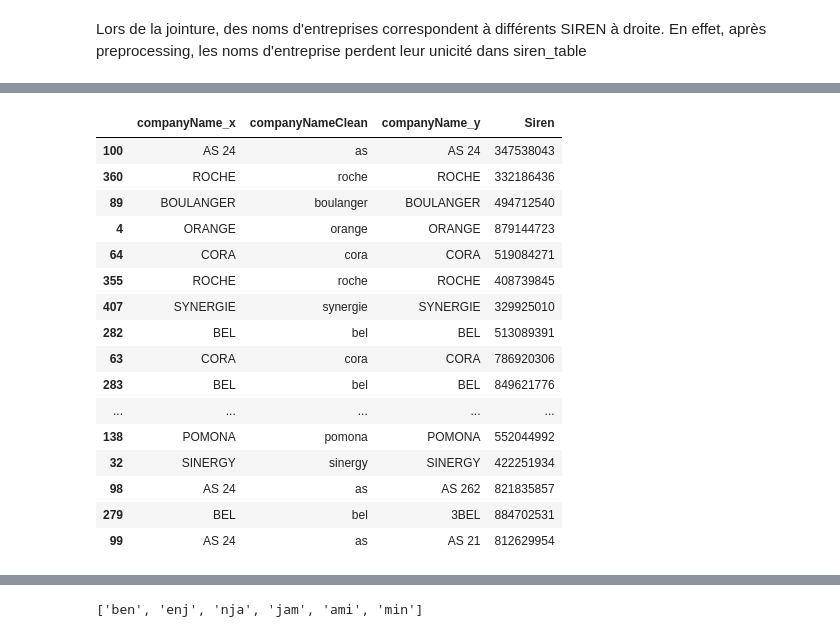
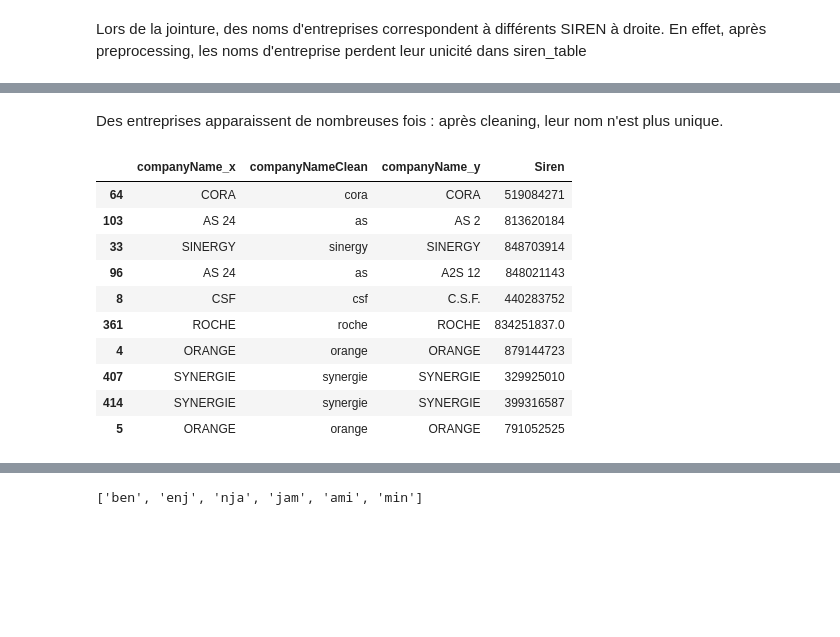
Before and after one commit to benjamrio/company-names-matching, a Jupyter notebook: notebooks/predict.ipynb, the cells around one changed output, grey strips where cells are left out. Cells and saved outputs as stored; diff of their text form; code cells hidden in the pictures; blank space fills up the shorter version.

Commit message:
Released name matching prediction v1

```diff
--- a/notebooks/predict.ipynb
+++ b/notebooks/predict.ipynb
@@ -19,6 +53,8 @@ test_inputs.head()
 | 4 | ORANGE |
 # %%
 siren_table_path = "../data/siren_table.csv"
-siren_df = pd.read_csv(siren_table_path)
+siren_df = pd.read_csv(siren_table_path, dtype={"Siren": "object"})
+
+print(f"Taille de la base de données de référence : {len(siren_df)}")
 siren_df.head()
 # %% [output]
@@ -53,0 +71,27 @@ def preprocess(companies):
+# %%
+def clean_spaces(text):
+    text=text.replace('  ', ' ')
+    text=text.strip()
+    if len(text) < 1:
+        return "unmeaningfulofatext"
+    return text
+
+def prep(company):
+    """
+    Clean un nom d'entreprise saisie par un utilisateur
+
+    Arguments:
+        company {string} -- nom de l'entreprise, correspond au champ companyName de la table Lead
+
+    Returns:
+        string -- le nom de l'entreprise, avec des caractères polluants en moins.
+    """
+    company = company.encode("ascii", errors="ignore").decode()
+    company = clean_spaces(company)
+    company = company.lower()
+    chars_to_remove = [")", "(", ".", "|", "[", "]", "{", "}", "'", ",", ";"]
+    rx = '[' + re.escape(''.join(chars_to_remove)) + ']'
+    company = re.sub(rx, '', company)
+    company = re.sub(r'[0-9]+', '', company)
+    return company
+prep("BNP  PPAri,bas")
@@ -54,12 +100,12 @@ def preprocess(companies):
 # %% [markdown]
 Application du preprocessing aux colonnes des deux tables et matching "un à un", parfait
 # %%
-siren_df["companyNameClean"] = preprocess(siren_df["companyName"])
-test_inputs["companyNameClean"] = preprocess(test_inputs["companyName"])
+siren_df["companyNameClean"] = siren_df["companyName"].map(prep)
+test_inputs["companyNameClean"] = test_inputs["companyName"].map(prep)
 
-result_df = test_inputs.merge(siren_df, on="companyNameClean", how="left")
+naif_result = test_inputs.merge(siren_df, on="companyNameClean", how="left")
+missing_joins = naif_result["Siren"].isnull().sum()/len(test_inputs)*100
+#un nom d'entreprise n'ayant pas de numéro siren dans la table naif_result n'apparait qu'une fois
 
-missing_joins = result_df["Siren"].isnull().sum()/len(result_df)*100
-
-print(f'{missing_joins:.2f} % missing joins, and {len(result_df)} total joins')
+print(f'{missing_joins:.2f} % de joins manquants sur les {len(test_inputs)} champs du test set. La jointure donne {len(naif_result)} champs')
 # %% [output]
@@ -107,24 +158,20 @@ societe cooperative dapprovisionnement paris-est     2.0
 spbi                                                 2.0
 synergie                                            10.0
 dtype: float64
+# %% [markdown]
+Des entreprises apparaissent de nombreuses fois : après cleaning, leur nom n'est plus unique.
 # %%
-result_df[result_df.duplicated(subset=["companyNameClean"], keep=False)].sample(20)
+naif_result[naif_result.duplicated(subset=["companyNameClean"], keep=False)].sample(10)
 # %% [output]
 |  | companyName_x | companyNameClean | companyName_y | Siren |
-| 100 | AS 24 | as | AS 24 | 347538043 |
-| 360 | ROCHE | roche | ROCHE | 332186436 |
-| 89 | BOULANGER | boulanger | BOULANGER | 494712540 |
+| 64 | CORA | cora | CORA | 519084271 |
+| 103 | AS 24 | as | AS 2 | 813620184 |
+| 33 | SINERGY | sinergy | SINERGY | 848703914 |
+| 96 | AS 24 | as | A2S 12 | 848021143 |
+| 8 | CSF | csf | C.S.F. | 440283752 |
+| 361 | ROCHE | roche | ROCHE | 834251837.0 |
 | 4 | ORANGE | orange | ORANGE | 879144723 |
-| 64 | CORA | cora | CORA | 519084271 |
-| 355 | ROCHE | roche | ROCHE | 408739845 |
 | 407 | SYNERGIE | synergie | SYNERGIE | 329925010 |
-| 282 | BEL | bel | BEL | 513089391 |
-| 63 | CORA | cora | CORA | 786920306 |
-| 283 | BEL | bel | BEL | 849621776 |
-| ... | ... | ... | ... | ... |
-| 138 | POMONA | pomona | POMONA | 552044992 |
-| 32 | SINERGY | sinergy | SINERGY | 422251934 |
-| 98 | AS 24 | as | AS 262 | 821835857 |
-| 279 | BEL | bel | 3BEL | 884702531 |
-| 99 | AS 24 | as | AS 21 | 812629954 |
+| 414 | SYNERGIE | synergie | SYNERGIE | 399316587 |
+| 5 | ORANGE | orange | ORANGE | 791052525 |
 # %%
```
Also changed, not shown: parts of 30 cells of this notebook, 2 other files.
